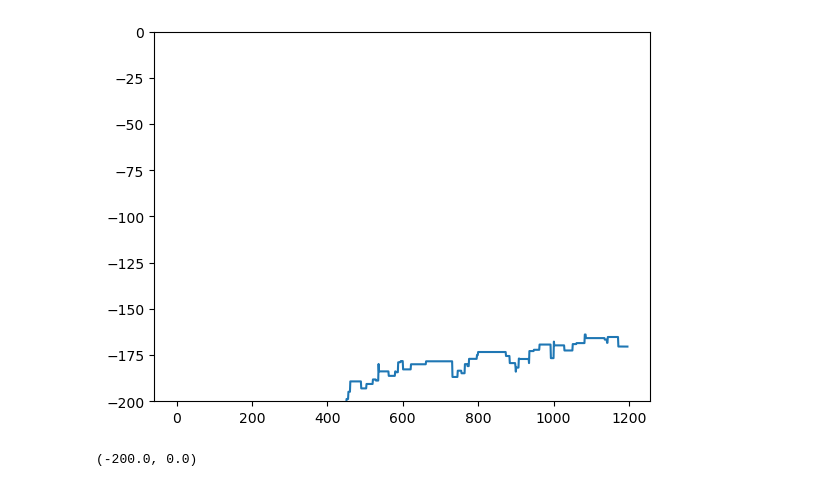
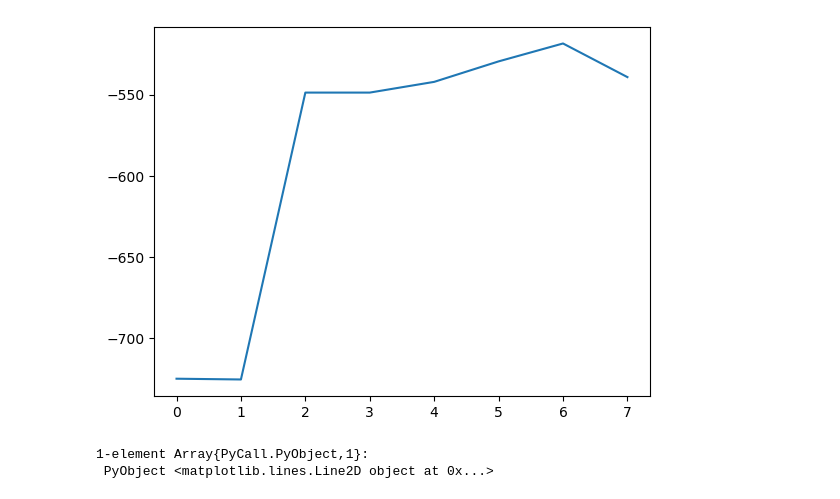
Before and after one commit to jberezow/RJMCMC, a Jupyter notebook: Thesis-RegressionBH.ipynb, the cells around one changed output. Saved outputs shown, nothing was run; the diff lists cells and outputs as text; code cells hidden in the pictures.

Commit message:
Layer Death Move for Regression Net

```diff
--- a/Thesis-RegressionBH.ipynb
+++ b/Thesis-RegressionBH.ipynb
@@ -251,7 +252,7 @@ PyObject <matplotlib.legend.Legend object at 0x...>
 
 include("NUTS_CS.jl")
 Δ_max = 1000
-#Random.seed!(4)
+Random.seed!(4)
 
 scores = []
 traces = []
@@ -291,7 +292,7 @@ function hmc_parameters(trace)
 
     acc = 0
     for i=1:iters
-        trace = NUTS(trace, param_selection, 0.55, 1, 1, true)[2]
+        trace = NUTS(trace, param_selection, 0.65, 3, 3, false)[4]
         new_score = get_score(trace)
         if prev_score != new_score
             acc = 1
@@ -344,7 +345,7 @@ function node_parameter(trace)
         #(trace_tilde, accepted) = hmc(trace_tilde,param_selection,L=leap,eps=ϵ,check=false,observations=obs)
     end
     #Reversible Jump Step
-    (trace_prime, q_weight) = node_change(trace_tilde)
+    (trace_prime, q_weight) = layer_change(trace_tilde)
     #HMC Step 2
     trace_star = trace_prime
     for i=1:iters
@@ -361,7 +362,7 @@ function node_parameter(trace)
     #println(model_score)
 
     if rand() < exp(across_score)
-        println("********** Accepted: $(trace_star[(:k,1)]) **********")
+        println("********** Accepted: $(trace_star[:l]) **********")
         return (trace_star, 1)
     else
         return (init_trace, 0)
@@ -369,9 +370,9 @@ function node_parameter(trace)
 end
 
 (trace,) = generate(interpolator, (x,), obs)
-trace = best_trace
+#trace = best_trace
 
-for i=1:2000
+for i=1:50
     (trace, accepted) = node_parameter(trace)
     push!(across_acceptance, accepted)
     (trace, accepted)  = propose_hyperparameters(trace)
@@ -433,10 +475,10 @@ plt.ylabel("MSE");
 # %%
 scores = [get_score(trace) for trace in traces]
 plot(scores)
-plt.ylim(-200,0)
 # %% [output]
-[figure, old version]
+[figure, new version]
-(-200.0, 0.0)
+1-element Array{PyCall.PyObject,1}:
+ PyObject <matplotlib.lines.Line2D object at 0x...>
 # %%
 #--------------------
 #RJMCMC - using HMC
```
Also changed, not shown: parts of 9 cells of this notebook, 2 other files.
